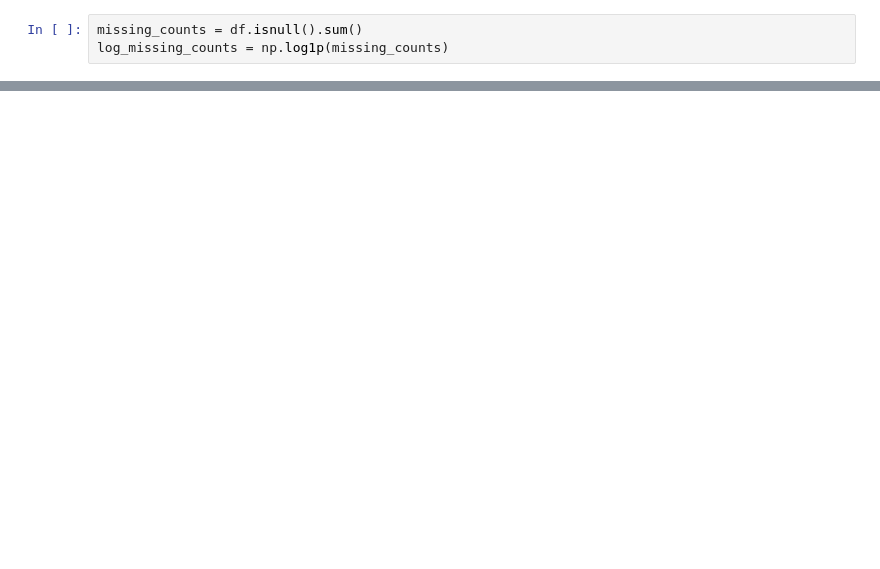
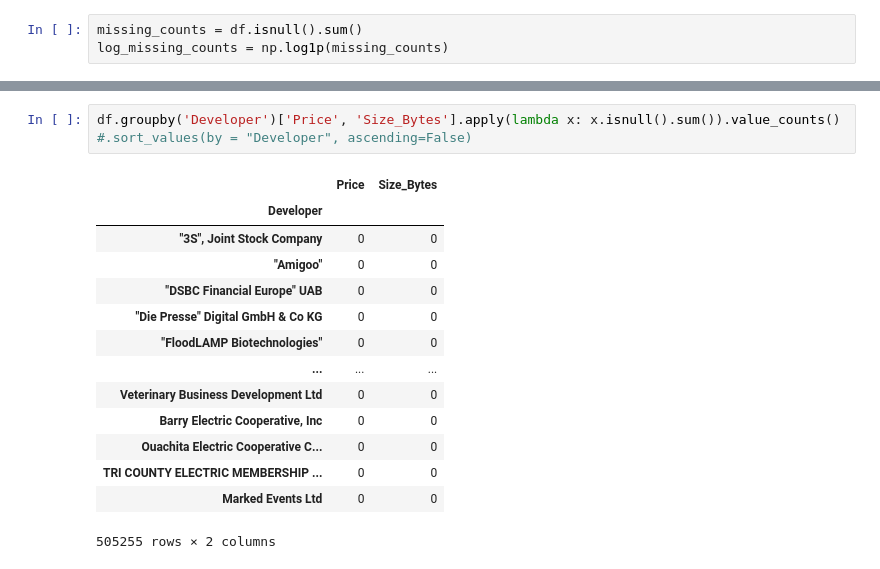
Before and after one commit to Fouzia-Akbar/My-Python, a Jupyter notebook: apple_app_EDA.ipynb, the cells around one changed output, grey strips where cells are left out. Drawn from its saved outputs; the diff is of its cells as text; blank space fills up the shorter version.

```diff
--- a/apple_app_EDA.ipynb
+++ b/apple_app_EDA.ipynb
@@ -167,0 +696,17 @@ fig.show()
+# %%
+df.groupby('Developer')['Price', 'Size_Bytes'].apply(lambda x: x.isnull().sum()).value_counts() #.sort_values(by = "Developer", ascending=False)
+# %% [output]
+|  | Price | Size_Bytes |
+| Developer |  |  |
+| "3S", Joint Stock Company | 0 | 0 |
+| "Amigoo" | 0 | 0 |
+| "DSBC Financial Europe" UAB | 0 | 0 |
+| "Die Presse" Digital GmbH & Co KG | 0 | 0 |
+| "FloodLAMP Biotechnologies" | 0 | 0 |
+| ... | ... | ... |
+| ﻿Veterinary Business Development Ltd | 0 | 0 |
+| ﻿﻿Barry Electric Cooperative, Inc | 0 | 0 |
+| ﻿﻿Ouachita Electric Cooperative C... | 0 | 0 |
+| ﻿﻿TRI COUNTY ELECTRIC MEMBERSHIP ... | 0 | 0 |
+| ﻿﻿﻿Marked Events Ltd | 0 | 0 |
+505255 rows × 2 columns
```
Also changed, not shown: parts of 60 cells of this notebook.
